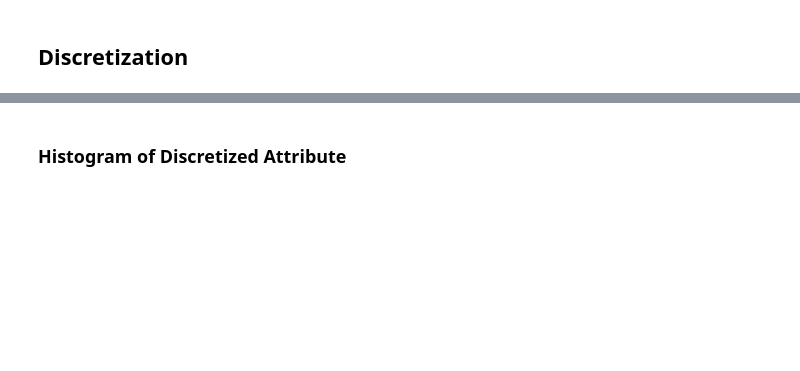
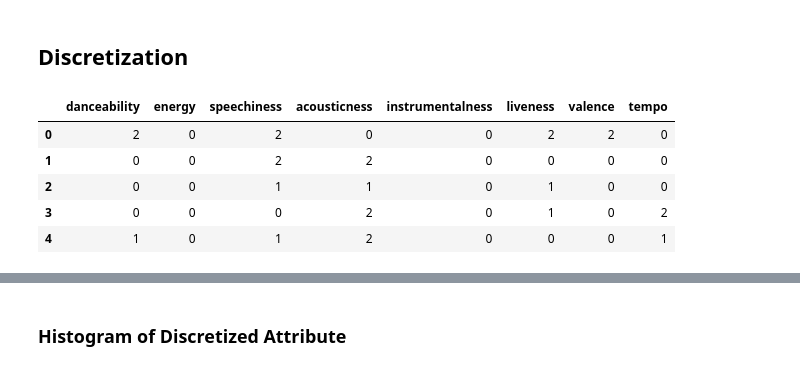
Before and after one commit to alexander-martrain/Song-Data-Mining, a Jupyter notebook: notebooks/project_cluster_cmps451.ipynb, the cells around one changed output, grey strips where cells are left out. Cells and saved outputs as stored; diff of their text form; code cells hidden in the pictures; blank space fills up the shorter version.

```diff
--- a/notebooks/project_cluster_cmps451.ipynb
+++ b/notebooks/project_cluster_cmps451.ipynb
@@ -824,2 +903,36 @@ The scatter-plot matric (1,000 randomly sampled songs) shows the relationship be
 # %% [markdown]
 ## Discretization
+# %%
+from sklearn.preprocessing import KBinsDiscretizer
+
+# split each feature into 3 groups: low, medium, and high.
+discretizer = KBinsDiscretizer(
+    n_bins=3,
+    encode="ordinal",
+    strategy="quantile"
+)
+
+X_train_discretized = discretizer.fit_transform(X_train)
+X_test_discretized = discretizer.transform(X_test)
+
+# Convert back into DataFrame for viewing
+train_discretized_df = pd.DataFrame(
+    X_train_discretized,
+    columns=selected_features,
+    index=X_train.index
+).astype(int)
+
+test_discretized_df = pd.DataFrame(
+    X_test_discretized,
+    columns=selected_features,
+    index=X_test.index
+).astype(int)
+
+train_discretized_df.head()
+# %% [output]
+|  | danceability | energy | speechiness | acousticness | instrumentalness | liveness | valence | tempo |
+| 0 | 2 | 0 | 2 | 0 | 0 | 2 | 2 | 0 |
+| 1 | 0 | 0 | 2 | 2 | 0 | 0 | 0 | 0 |
+| 2 | 0 | 0 | 1 | 1 | 0 | 1 | 0 | 0 |
+| 3 | 0 | 0 | 0 | 2 | 0 | 1 | 0 | 2 |
+| 4 | 1 | 0 | 1 | 2 | 0 | 0 | 0 | 1 |
```
Also changed, not shown: parts of 16 cells of this notebook, 2 other files.
